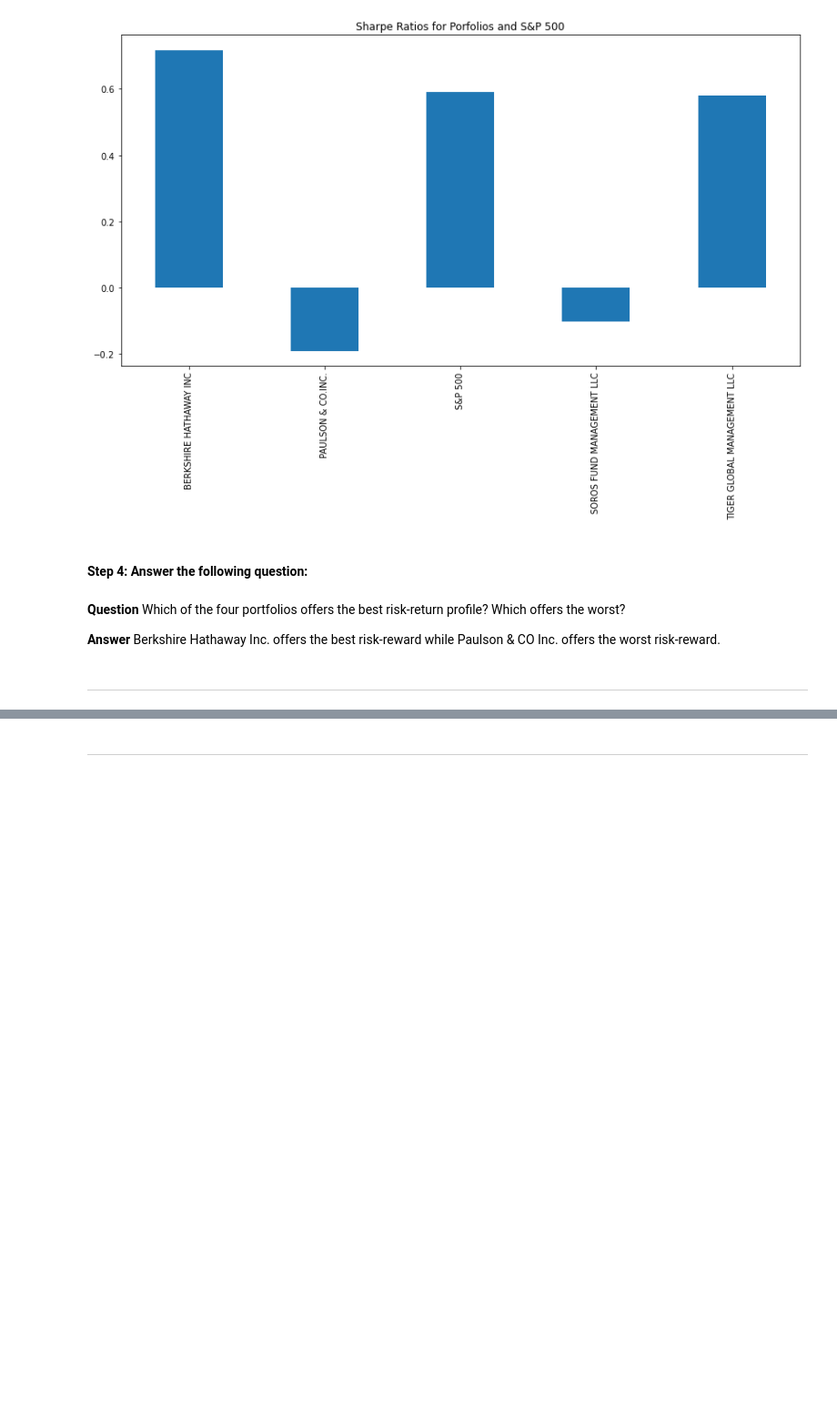
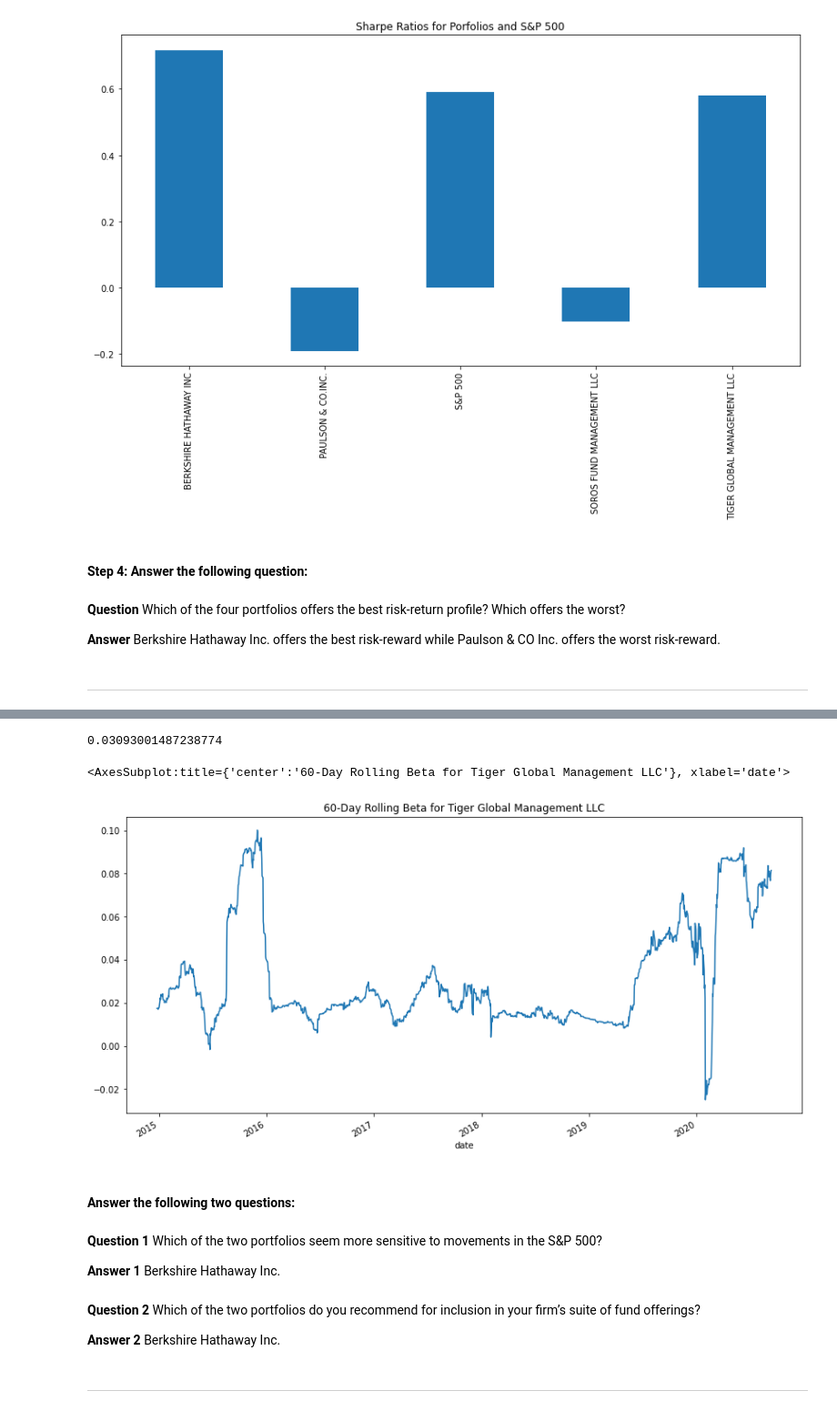
Before and after one commit to Deep4Patel9/fintech_investment_portfolio, a Jupyter notebook: risk_return_analysis.ipynb, the cells around one changed output, grey strips where cells are left out. Shown at 91% size. Saved outputs shown, nothing was run; the diff lists cells and outputs as text; code cells hidden in the pictures; blank space fills up the shorter version.

```diff
--- a/risk_return_analysis.ipynb
+++ b/risk_return_analysis.ipynb
@@ -395,0 +377,6 @@ Your analysis is nearing completion. Now, you need to evaluate how the portfolio
+# %%
+# Calculate the covariance using a 60-day rolling window
+tiger_covariance_60_day = daily_returns['TIGER GLOBAL MANAGEMENT LLC'].rolling(window=60).cov(daily_returns['S&P 500'])
+
+# Review the last five rows of the covariance data
+tiger_covariance_60_day.tail()
@@ -395,0 +391,6 @@ Your analysis is nearing completion. Now, you need to evaluate how the portfolio
+# %%
+# Calculate the beta based on the 60-day rolling covariance compared to the market (S&P 500)
+tiger_beta_60_day = tiger_covariance_60_day/sp500_variance_60_day
+
+# Review the last five rows of the beta information
+tiger_beta_60_day.tail()
@@ -396,2 +405,25 @@ Your analysis is nearing completion. Now, you need to evaluate how the portfolio
+# %%
+# Calculate the average of the 60-day rolling beta
+avg_tiger_beta_60_day = tiger_beta_60_day.mean()
+avg_tiger_beta_60_day
+# %% [output]
+0.03093001487238774
+# %%
+# Plot the rolling beta
+# Include a title parameter and adjust the figure size
+tiger_beta_60_day.plot(kind='line', figsize=(14,7), title='60-Day Rolling Beta for Tiger Global Management LLC')
+# %% [output]
+<AxesSubplot:title={'center':'60-Day Rolling Beta for Tiger Global Management LLC'}, xlabel='date'>
+[figure, added]
+# %% [markdown]
+#### Answer the following two questions:
+# %% [markdown]
+**Question 1** Which of the two portfolios seem more sensitive to movements in the S&P 500?
+
+**Answer 1** Berkshire Hathaway Inc.
+# %% [markdown]
+**Question 2** Which of the two portfolios do you recommend for inclusion in your firm’s suite of fund offerings?
+
+**Answer 2** Berkshire Hathaway Inc.
 # %% [markdown]
 ---
```
Also changed, not shown: parts of 33 cells of this notebook.
